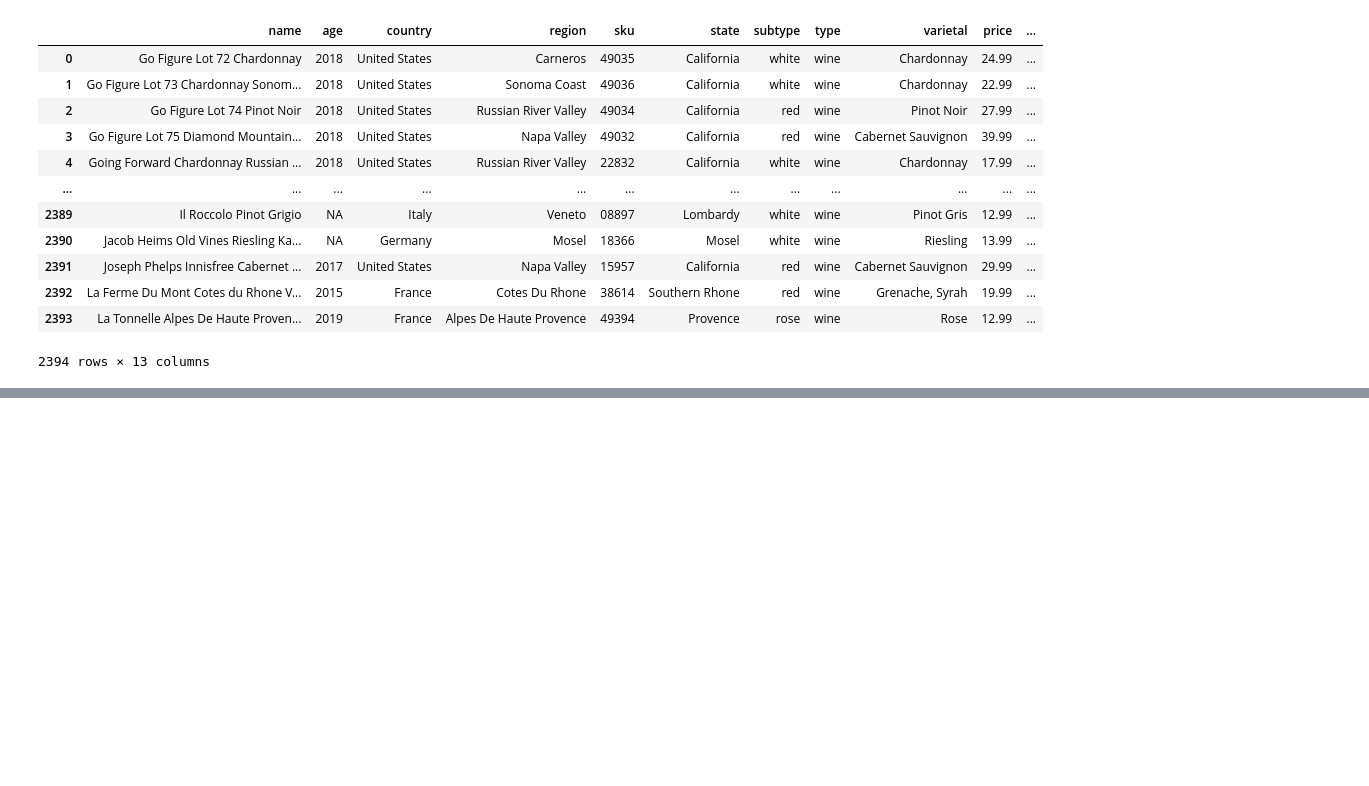
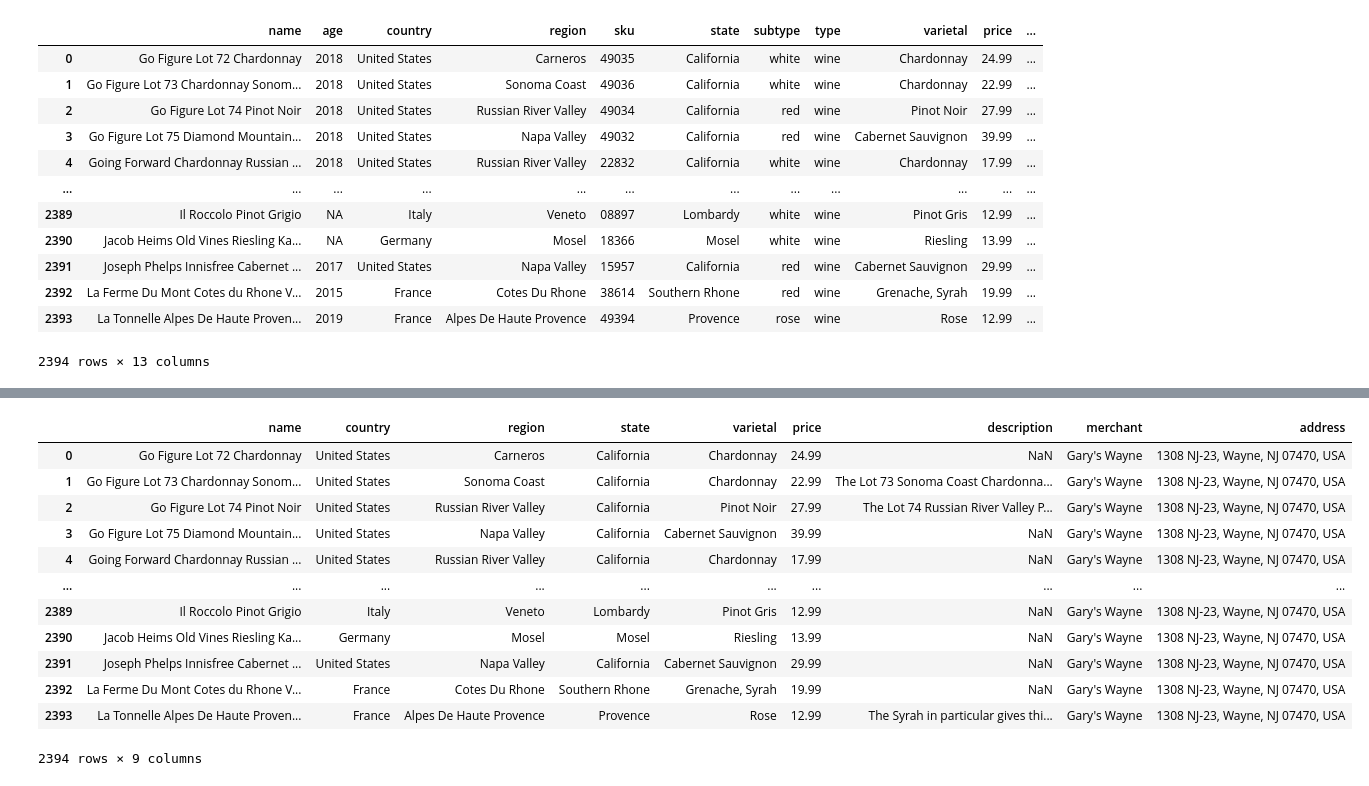
Before and after one commit to MersedehSP/Wine_ETL, a Jupyter notebook: Brian_garyswine_json.ipynb, the cells around one changed output, grey strips where cells are left out. Drawn from its saved outputs; the diff is of its cells as text; code cells hidden in the pictures; blank space fills up the shorter version.

```diff
--- a/Brian_garyswine_json.ipynb
+++ b/Brian_garyswine_json.ipynb
@@ -633,0 +569,16 @@ modDfObj.head()
+# %%
+modDfObj3 = modDfObj2.drop(['subtype'], axis='columns')
+# %% [output]
+|  | name | country | region | state | varietal | price | description | merchant | address |
+| 0 | Go Figure Lot 72 Chardonnay | United States | Carneros | California | Chardonnay | 24.99 | NaN | Gary's Wayne | 1308 NJ-23, Wayne, NJ 07470, USA |
+| 1 | Go Figure Lot 73 Chardonnay Sonom... | United States | Sonoma Coast | California | Chardonnay | 22.99 | The Lot 73 Sonoma Coast Chardonna... | Gary's Wayne | 1308 NJ-23, Wayne, NJ 07470, USA |
+| 2 | Go Figure Lot 74 Pinot Noir | United States | Russian River Valley | California | Pinot Noir | 27.99 | The Lot 74 Russian River Valley P... | Gary's Wayne | 1308 NJ-23, Wayne, NJ 07470, USA |
+| 3 | Go Figure Lot 75 Diamond Mountain... | United States | Napa Valley | California | Cabernet Sauvignon | 39.99 | NaN | Gary's Wayne | 1308 NJ-23, Wayne, NJ 07470, USA |
+| 4 | Going Forward Chardonnay Russian ... | United States | Russian River Valley | California | Chardonnay | 17.99 | NaN | Gary's Wayne | 1308 NJ-23, Wayne, NJ 07470, USA |
+| ... | ... | ... | ... | ... | ... | ... | ... | ... | ... |
+| 2389 | Il Roccolo Pinot Grigio | Italy | Veneto | Lombardy | Pinot Gris | 12.99 | NaN | Gary's Wayne | 1308 NJ-23, Wayne, NJ 07470, USA |
+| 2390 | Jacob Heims Old Vines Riesling Ka... | Germany | Mosel | Mosel | Riesling | 13.99 | NaN | Gary's Wayne | 1308 NJ-23, Wayne, NJ 07470, USA |
+| 2391 | Joseph Phelps Innisfree Cabernet ... | United States | Napa Valley | California | Cabernet Sauvignon | 29.99 | NaN | Gary's Wayne | 1308 NJ-23, Wayne, NJ 07470, USA |
+| 2392 | La Ferme Du Mont Cotes du Rhone V... | France | Cotes Du Rhone | Southern Rhone | Grenache, Syrah | 19.99 | NaN | Gary's Wayne | 1308 NJ-23, Wayne, NJ 07470, USA |
+| 2393 | La Tonnelle Alpes De Haute Proven... | France | Alpes De Haute Provence | Provence | Rose | 12.99 | The Syrah in particular gives thi... | Gary's Wayne | 1308 NJ-23, Wayne, NJ 07470, USA |
+2394 rows × 9 columns
```
Also changed, not shown: parts of 10 cells of this notebook, 4 other files.
